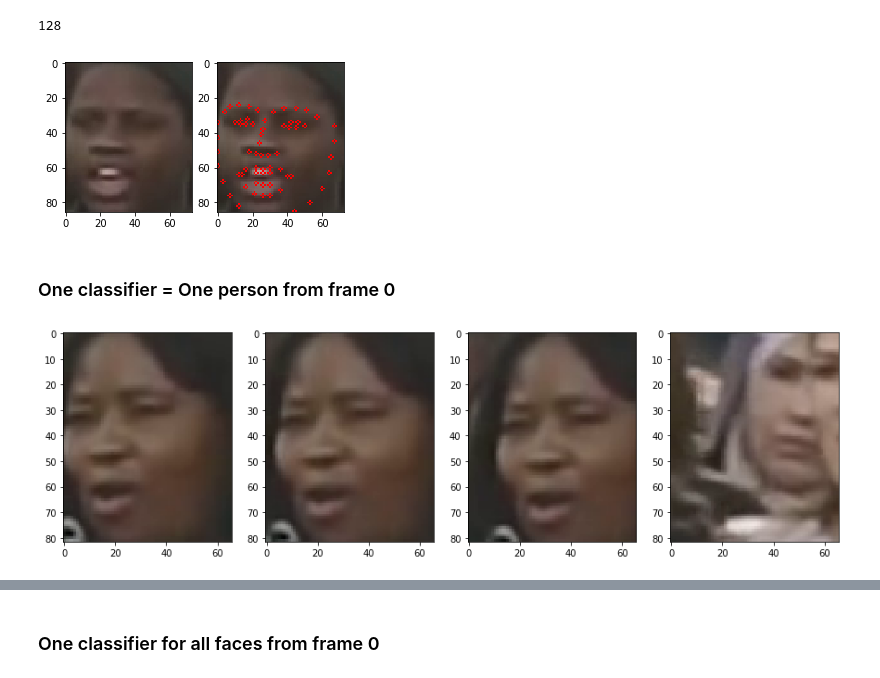
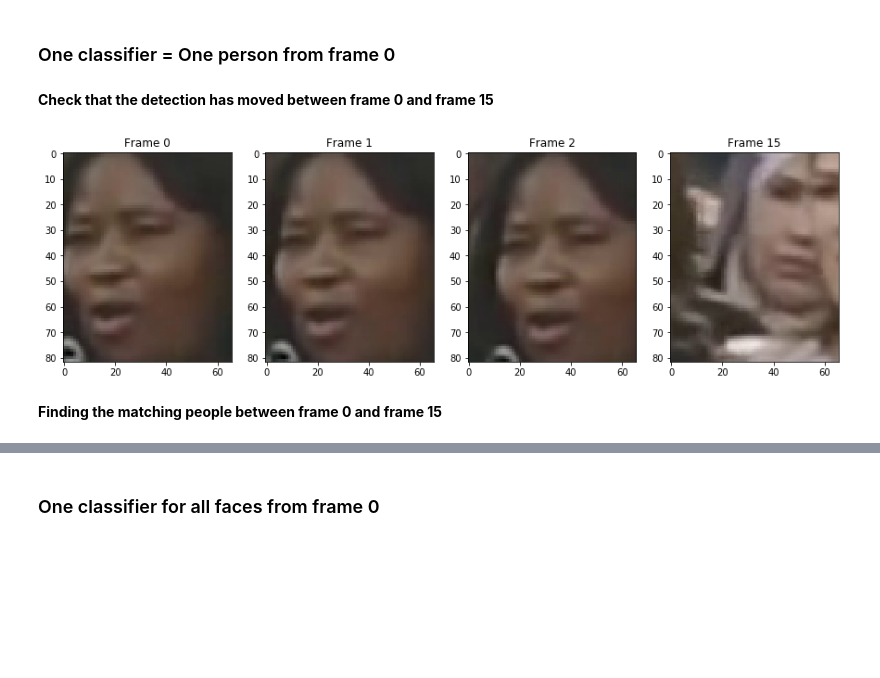
Before and after one commit to alexattia/ExtendedTinyFaces, a Jupyter notebook: Video detection.ipynb, the cells around one changed output, grey strips where cells are left out. Drawn from its saved outputs; the diff is of its cells as text; code cells hidden in the pictures; blank space fills up the shorter version.

```diff
--- a/Video detection.ipynb
+++ b/Video detection.ipynb
@@ -24,0 +45,8 @@ imp.reload(detect)
+# %%
+detections = []
+for frame in [frames[0], frames[::-1][0]]:
+    with tf.Graph().as_default():
+        b = tiny.evaluate(weight_file_path=weights_path, data_dir='.jpg', output_dir='', framee=frame,
+                          prob_thresh=0.5, nms_thresh=0.1, lw=3,
+                          display=False, save=False, draw=False, print_=0)
+    detections.append(b[0])
@@ -62,33 +67,18 @@ while(True):
-# %%
-# We pick one face (e.g face number 14)
-x1, y1, x2, y2 = detections[0][14]
-f, ax = plt.subplots(ncols=2, figsize=(5,5))
-img = pics[0][y1:y2,x1:x2,:]
-ax[0].imshow(img)
-detected_face = dlib.rectangle(left=0, top=0, right=x2-x1, bottom=y2-y1)
-img1 = img.copy()
-pose_landmarks = face_pose_predictor(img, detected_face)
-for p in pose_landmarks.parts():
-    cv2.circle(img1, (p.x, p.y), 1, (255,0,0))
-ax[1].imshow(img1)
-
-face_encoding = np.array(face_encoder.compute_face_descriptor(img, pose_landmarks, 1))
-len(face_encoding)
-# %% [output]
-128
-[figure, removed]
 # %% [markdown]
 ### One classifier = One person from frame 0
+# %% [markdown]
+**Check that the detection has moved between frame 0 and frame 15**
 # %%
-#Using coordinates detection of one personne over 3 consecutives frame
+idx_detection = 10
+# Using coordinates detection of one personne over 3 consecutives frame
 f,ax = plt.subplots(ncols=4, figsize=(15,15))
-idx_detection = 10
-# 14th detection of the first pictures
+# idx_detection-th detection of the first pictures
 x1, y1, x2, y2 = detections[0][idx_detection]
 # We use the coordinates of this detection on the two following frames
 for j in range(4):
-    img = pics[j][y1:y2,x1:x2,:]
+    img = frames[j][y1:y2,x1:x2,:]
     ax[j].imshow(img)
+    ax[j].set_title('Frame %d' % (j if j != 3 else 15))
 ## --> It moves between frame (target + 2) and (target + 15)
 # %% [output]
-[figure, old version]
+[figure, new version]
@@ -96,0 +85,2 @@ neigh_detect, distances = detect.train_binclas(pics, detections, 10)
+# %% [markdown]
+**Finding the matching people between frame 0 and frame 15**
```
Also changed, not shown: parts of 19 cells of this notebook, 1 other file.
